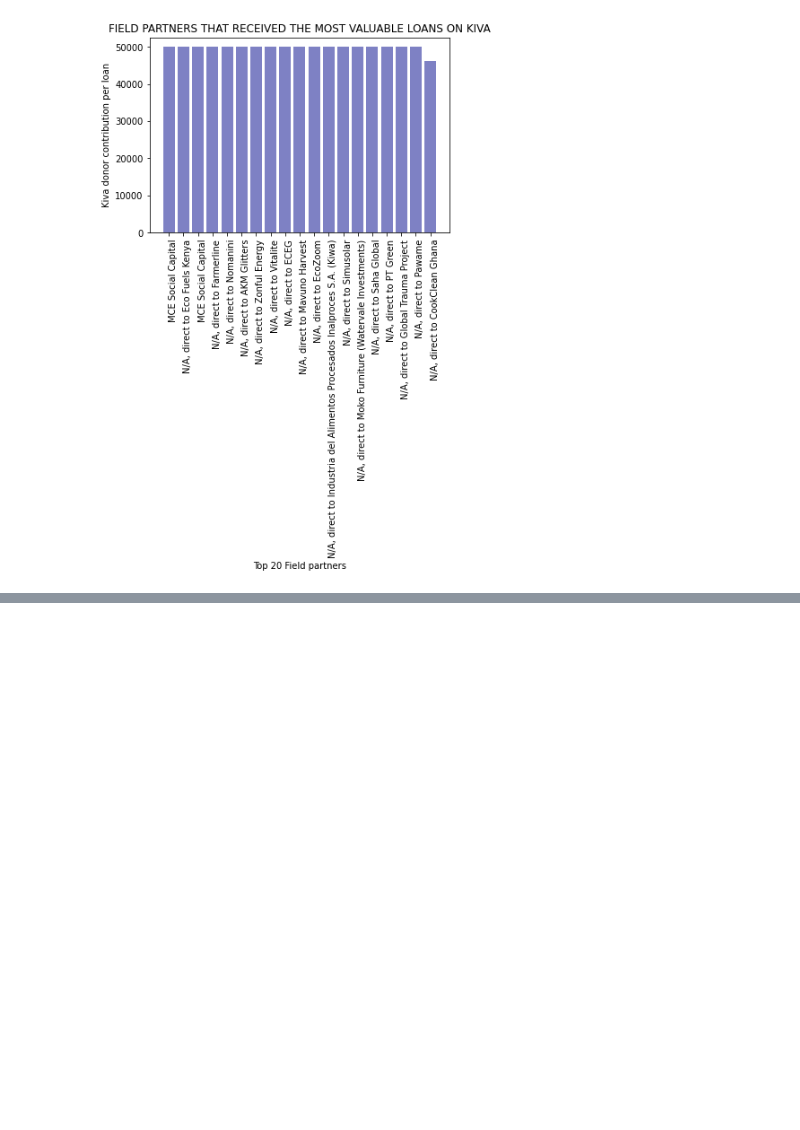
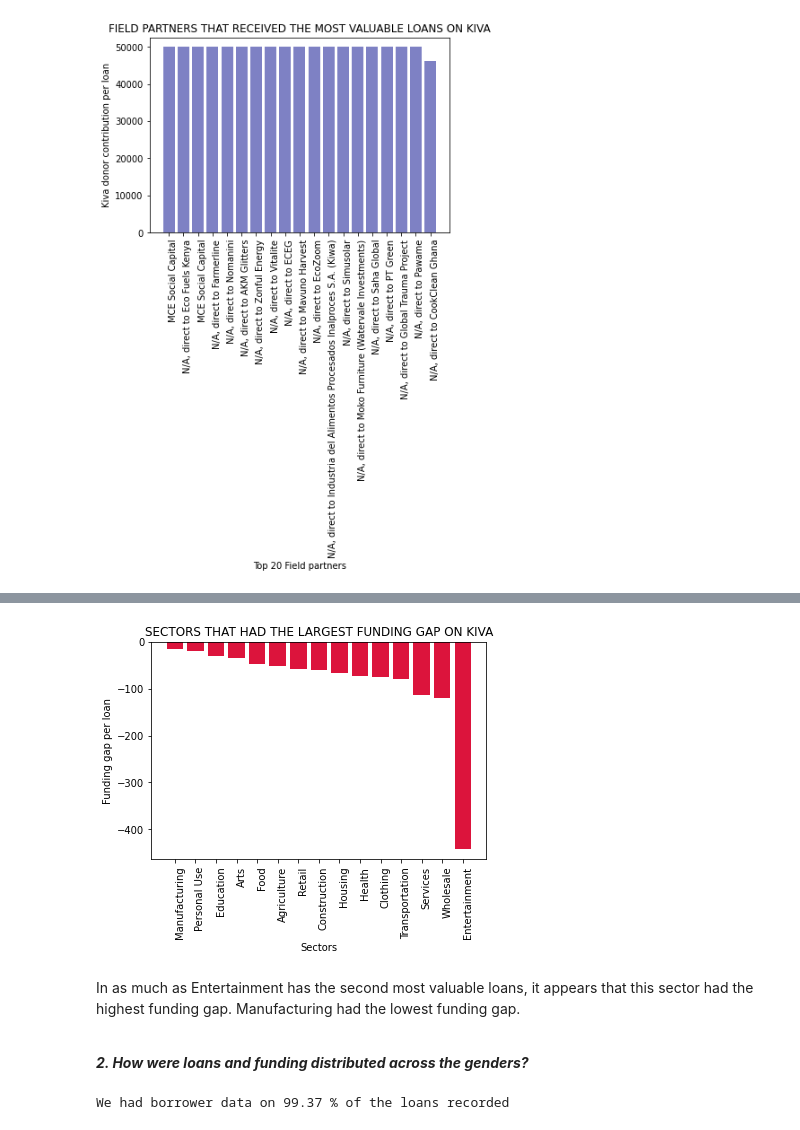
Before and after one commit to CeeThinwa/knowledge-hub, a Jupyter notebook: book/kiva.ipynb, the cells around one changed output, grey strips where cells are left out. Saved outputs shown, nothing was run; the diff lists cells and outputs as text; code cells hidden in the pictures; blank space fills up the shorter version.

```diff
--- a/book/kiva.ipynb
+++ b/book/kiva.ipynb
@@ -655,0 +754,38 @@ In this section, we seek to understand KIVA borrower characteristics.
+# %%
+# sort the results in descending order
+tab6 = tab6.sort_values(by=['funding_gap_per_loan'], ascending=False)
+
+# display all results
+
+fig, ax = plt.subplots()
+
+ax.bar(tab6.iloc[:,0], tab6.iloc[:,5], color='crimson')
+
+plt.ylabel('Funding gap per loan')
+
+ax.set_xticklabels(labels=tab6.iloc[:,0], rotation = (90), fontsize = 10, va='top', ha='left')
+
+plt.xlabel('Sectors')
+
+plt.title('SECTORS THAT HAD THE LARGEST FUNDING GAP ON KIVA')
+
+plt.show()
+# %% [output]
+[figure, added]
+# %% [markdown]
+In as much as Entertainment has the second most valuable loans, it appears that this sector had the highest funding gap. Manufacturing had the lowest funding gap.
+
+<br>
+
+_**2. How were loans and funding distributed across the genders?**_
+# %%
+loan_data_copy.loc[:, 'number_of_all_borrowers'] = loan_data_copy['borrower_genders'].str.count('male') # counts both instances of female and male - they share the 'male' element
+loan_data_copy.loc[:, 'number_of_female_borrowers'] = loan_data_copy['borrower_genders'].str.count('female')
+loan_data_copy.loc[:, 'number_of_male_borrowers'] = loan_data_copy['number_of_all_borrowers'] - loan_data_copy['number_of_female_borrowers']
+
+
+print('We had borrower data on',
+      round(loan_data_copy['number_of_all_borrowers'].count()/loan_data_copy.shape[0]*100, 2),
+      '% of the loans recorded')
+# %% [output]
+We had borrower data on 99.37 % of the loans recorded
```
Also changed, not shown: parts of 46 cells of this notebook.
